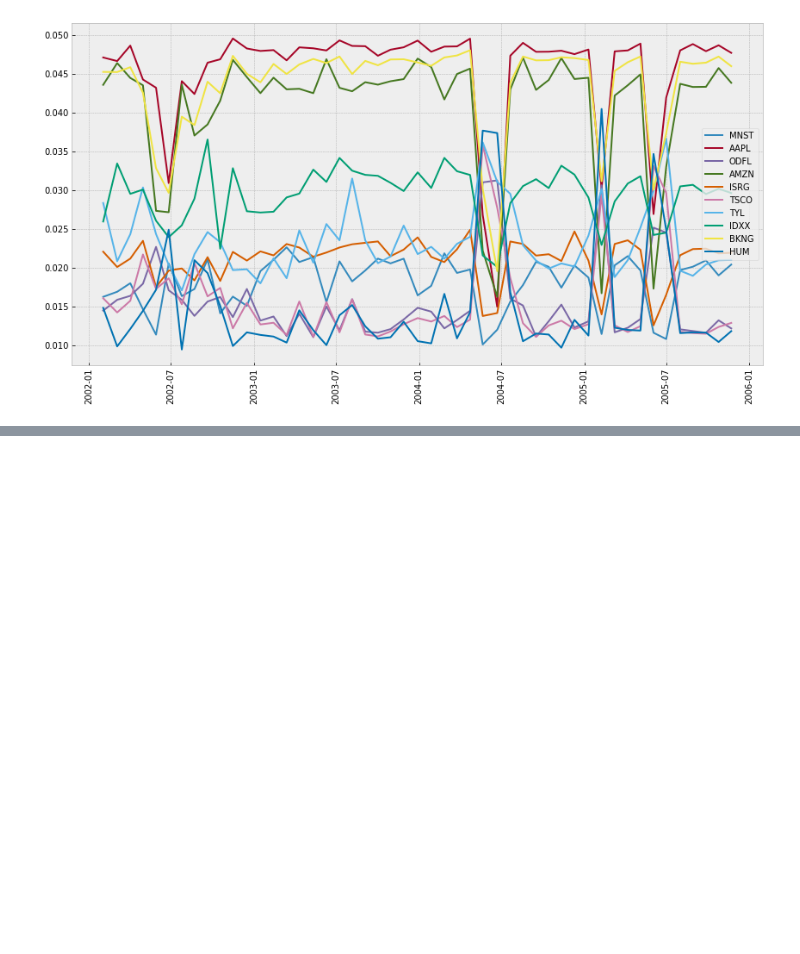
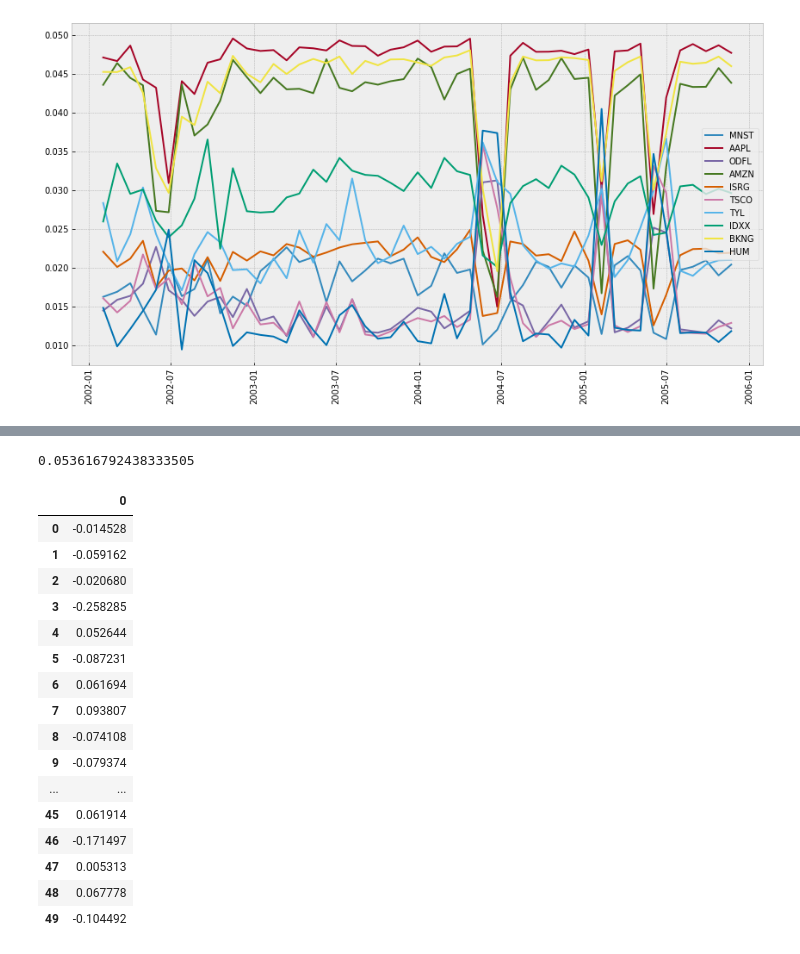
Before and after one commit to ChoiInYeol/Finance-Data-Analysis-Project, a Jupyter notebook: 4. Cross-Validation.ipynb, the cells around one changed output, grey strips where cells are left out. Drawn from its saved outputs; the diff is of its cells as text; code cells hidden in the pictures; blank space fills up the shorter version.

```diff
--- a/4. Cross-Validation.ipynb
+++ b/4. Cross-Validation.ipynb
@@ -282,0 +303,33 @@ plt.legend(w_ratio.columns[:10])
+# %%
+def calc_portfolio_std(weights, mean_returns, cov):
+    portfolio_std = np.dot(weights.T, np.dot(cov, weights))
+    return portfolio_std
+
+def calc_neg_portfolio_return(weights, mean_returns, cov):
+    portfolio_return = np.sum(mean_returns * weights)
+    return -1 * portfolio_return
+# %%
+def portfolio_optimization(w, r, cov):
+    # Constraints: sum of weights must be equal to 1 and portfolio standard deviation must be less than the target
+    constraints = [{'type': 'eq', 'fun': lambda x: np.sum(x) - 1}]
+    # {'type': 'ineq', 'fun': lambda x: target_std - calc_portfolio_std(w, r, cov)}
+
+    args = (r, cov)
+    bound = (0.0, 1.0)
+    bounds = tuple(bound for asset in range(len(w)))
+
+    # Minimize the negative of the portfolio expected return subject to the constraints
+    optimization_result = minimize(calc_portfolio_std, w, args=args, method='SLSQP', bounds=bounds, constraints=constraints)
+
+    # Optimal portfolio expected return and standard deviation
+    optimal_return = np.sum(r * optimization_result.x)
+    optimal_std = np.sqrt(np.dot(optimization_result.x.T, np.dot(cov, optimization_result.x)))
+
+    return optimization_result, optimal_return, optimal_std
+# %%
+num_assets = df.shape[1]
+w = np.ones(df.shape[1]) / df.shape[1]
+r = np.mean(df[:20]) * 20
+cov = df[:20].cov() * 20
+
+optimal_weights, optimal_return, optimal_std = portfolio_optimization(w, r, cov)
@@ -282,0 +356,24 @@ plt.legend(w_ratio.columns[:10])
+# %%
+optimal_weights.jac.sum()
+# %% [output]
+0.053616792438333505
+# %%
+pd.DataFrame(optimal_weights['jac'])
+# %% [output]
+|  | 0 |
+| 0 | -0.014528 |
+| 1 | -0.059162 |
+| 2 | -0.020680 |
+| 3 | -0.258285 |
+| 4 | 0.052644 |
+| 5 | -0.087231 |
+| 6 | 0.061694 |
+| 7 | 0.093807 |
+| 8 | -0.074108 |
+| 9 | -0.079374 |
+| ... | ... |
+| 45 | 0.061914 |
+| 46 | -0.171497 |
+| 47 | 0.005313 |
+| 48 | 0.067778 |
+| 49 | -0.104492 |
```
Also changed, not shown: parts of 15 cells of this notebook.
